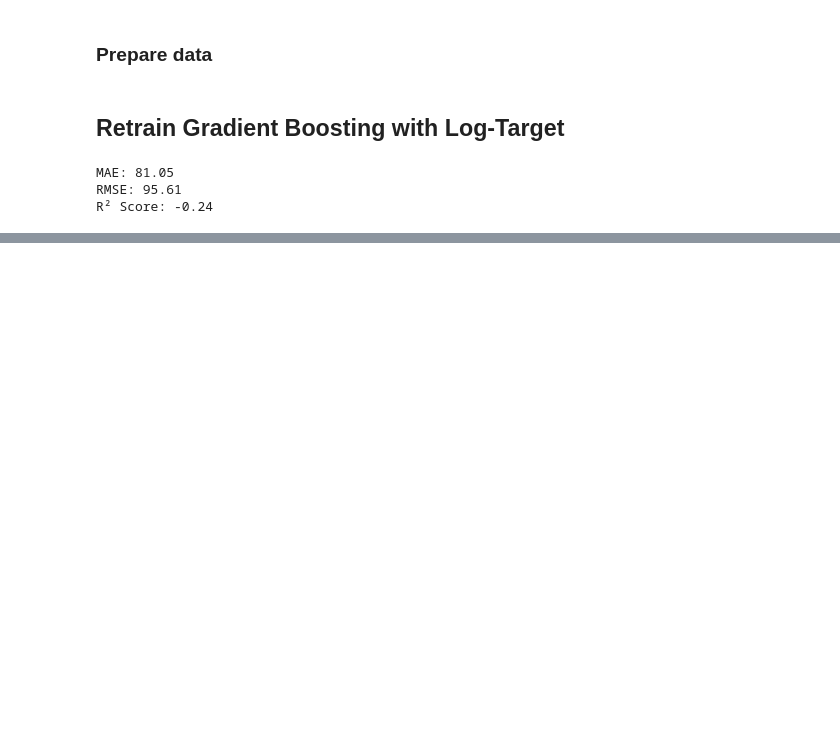
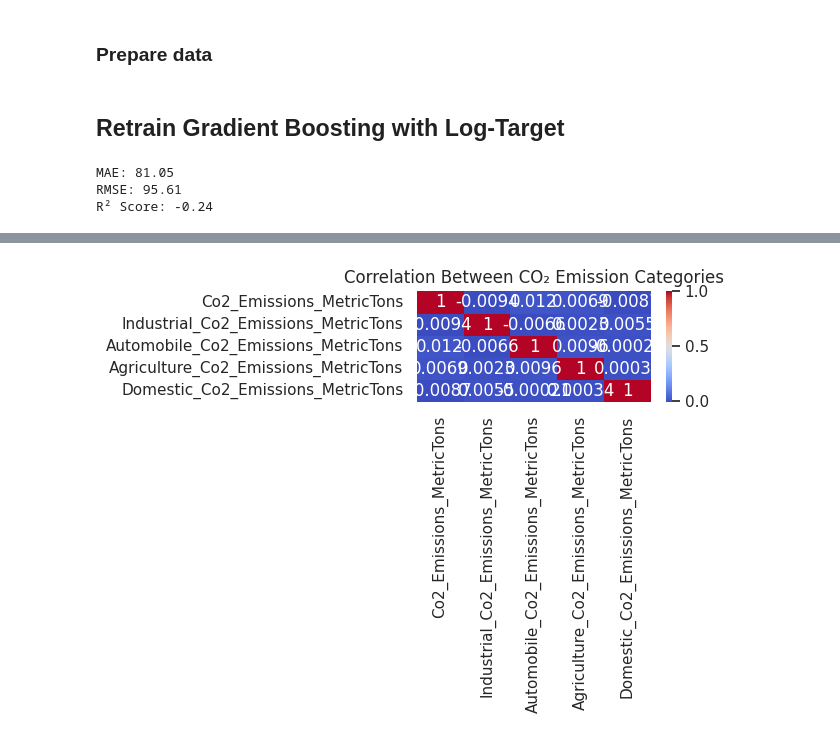
Before and after one commit to nmawulorm/iot-encryption-optimization, a Jupyter notebook: zulaiha/machine-learning.ipynb, the cells around one changed output, grey strips where cells are left out. Drawn from its saved outputs; the diff is of its cells as text; code cells hidden in the pictures; blank space fills up the shorter version.

```diff
--- a/zulaiha/machine-learning.ipynb
+++ b/zulaiha/machine-learning.ipynb
@@ -539,0 +636,16 @@ R² Score: -0.24
+# %%
+# Correlation across emission types
+correlation_matrix = df[[
+    'Co2_Emissions_MetricTons',
+    'Industrial_Co2_Emissions_MetricTons',
+    'Automobile_Co2_Emissions_MetricTons',
+    'Agriculture_Co2_Emissions_MetricTons',
+    'Domestic_Co2_Emissions_MetricTons'
+]].corr()
+
+sns.heatmap(correlation_matrix, annot=True, cmap='coolwarm')
+plt.title("Correlation Between CO₂ Emission Categories")
+plt.tight_layout()
+plt.show()
+# %% [output]
+[figure, added]
```
Also changed, not shown: parts of 12 cells of this notebook.
